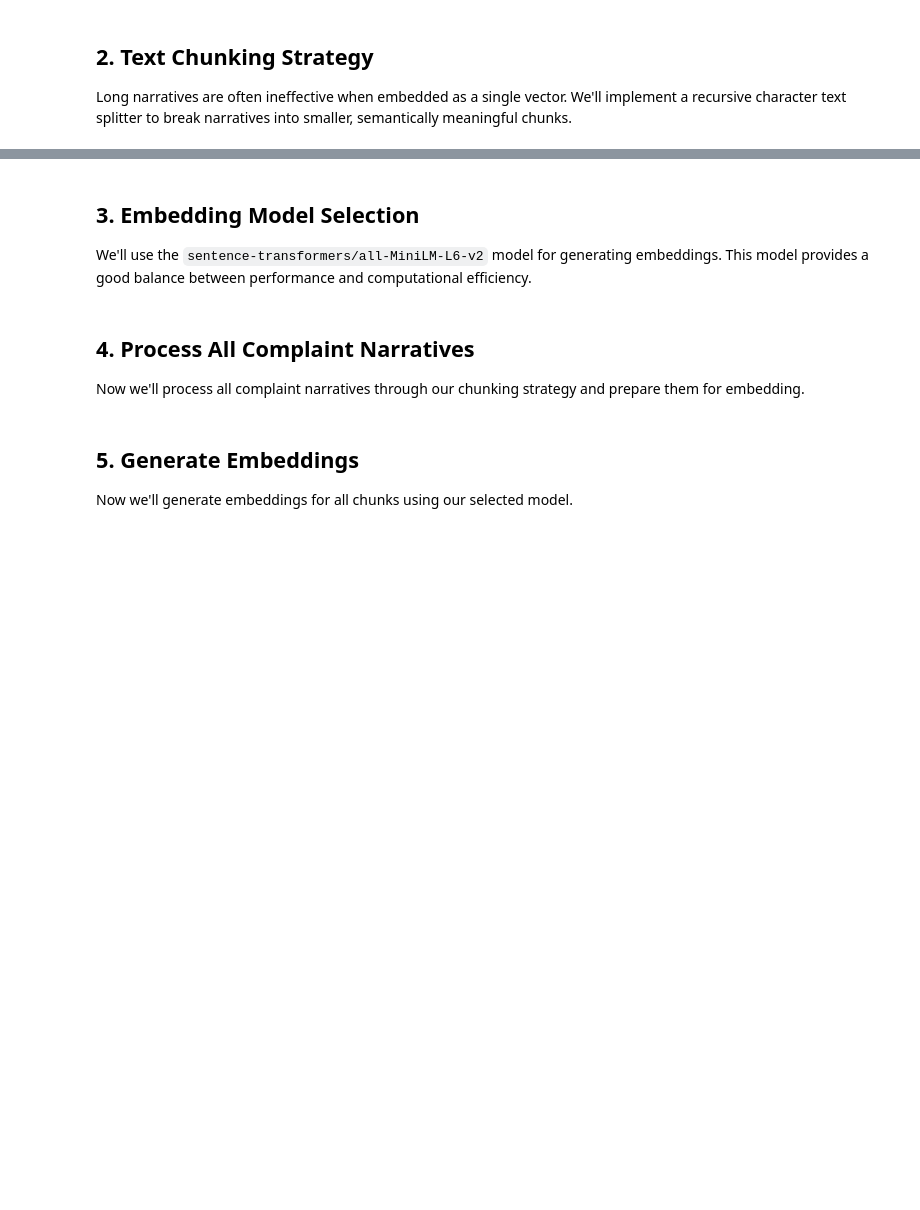
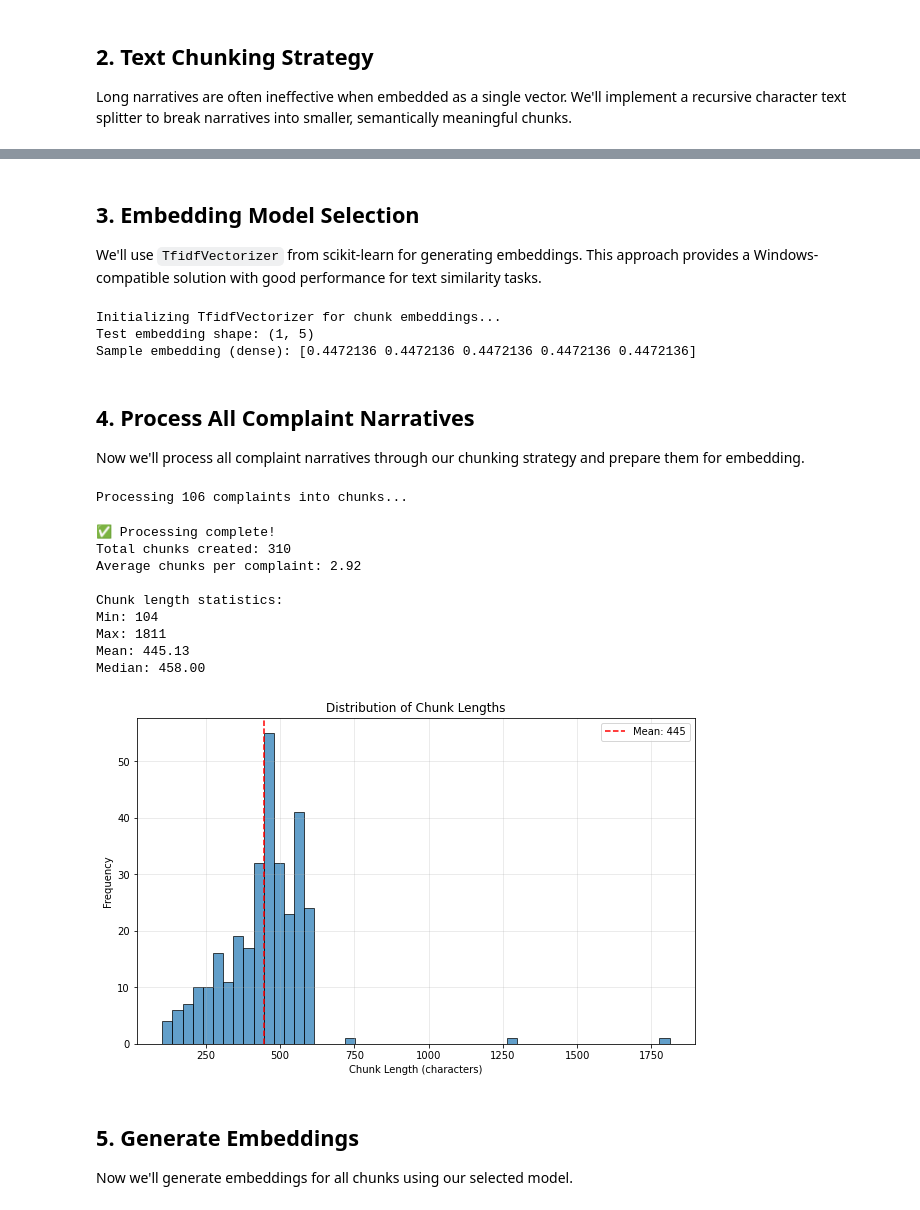
Before and after one commit to Samuels5/Intelligent-Complaint-Analysis-for-Financial-Services, a Jupyter notebook: notebooks/02_embedding_and_vector_store.ipynb, the cells around one changed output, grey strips where cells are left out. Cells and saved outputs as stored; diff of their text form; code cells hidden in the pictures; blank space fills up the shorter version.

Commit message:
task2

```diff
--- a/notebooks/02_embedding_and_vector_store.ipynb
+++ b/notebooks/02_embedding_and_vector_store.ipynb
@@ -118,9 +140,19 @@ class RecursiveCharacterTextSplitter:
 # Test the chunking strategy
 splitter = RecursiveCharacterTextSplitter(chunk_size=500, chunk_overlap=100)
 
+# Dynamically select the narrative column name
+narrative_col = None
+for col in df.columns:
+    if 'narrative' in col.lower():
+        narrative_col = col
+        break
+
+if narrative_col is None:
+    raise KeyError("No column containing 'narrative' found in DataFrame columns: " + str(df.columns.tolist()))
+
 # Test with a sample narrative
 if not df.empty:
-    sample_text = df['Consumer complaint narrative'].iloc[0]
+    sample_text = df[narrative_col].iloc[0]
     print(f"Original text length: {len(sample_text)}")
     print(f"Original text: {sample_text[:200]}...")
 
@@ -131,32 +169,28 @@ if not df.empty:
 # %% [markdown]
 ## 3. Embedding Model Selection
 
-We'll use the `sentence-transformers/all-MiniLM-L6-v2` model for generating embeddings. This model provides a good balance between performance and computational efficiency.
+We'll use `TfidfVectorizer` from scikit-learn for generating embeddings. This approach provides a Windows-compatible solution with good performance for text similarity tasks.
 # %%
-# Initialize the embedding model
-model_name = 'sentence-transformers/all-MiniLM-L6-v2'
-print(f"Loading embedding model: {model_name}")
+# Initialize the TF-IDF vectorizer for embedding
+print("Initializing TfidfVectorizer for chunk embeddings...")
+vectorizer = TfidfVectorizer(max_features=4096, stop_words='english')  # Adjust max_features as needed
 
-# Load the model
-embedding_model = SentenceTransformer(model_name)
-embedding_model.to(device)
-
-print(f"✅ Model loaded successfully!")
-print(f"Model max sequence length: {embedding_model.max_seq_length}")
-print(f"Model embedding dimension: {embedding_model.get_sentence_embedding_dimension()}")
-
-# Test embedding generation
-test_text = "I am having issues with my credit card billing"
-test_embedding = embedding_model.encode([test_text])
-print(f"\nTest embedding shape: {test_embedding.shape}")
-print(f"Sample embedding values: {test_embedding[0][:10]}")
+# Test embedding generation with a sample chunk
+test_text = ["I am having issues with my credit card billing"]
+test_embedding = vectorizer.fit_transform(test_text)
+print(f"Test embedding shape: {test_embedding.shape}")
+print(f"Sample embedding (dense): {test_embedding.toarray()[0][:10]}")
+# %% [output]
+Initializing TfidfVectorizer for chunk embeddings...
+Test embedding shape: (1, 5)
+Sample embedding (dense): [0.4472136 0.4472136 0.4472136 0.4472136 0.4472136]
 # %% [markdown]
 ## 4. Process All Complaint Narratives
 
 Now we'll process all complaint narratives through our chunking strategy and prepare them for embedding.
 # %%
 # Process all complaint narratives into chunks
-def process_complaints_to_chunks(df, splitter):
+def process_complaints_to_chunks(df, splitter, narrative_col):
     """
     Process all complaint narratives into chunks with metadata.
     """
@@ -166,7 +200,7 @@ def process_complaints_to_chunks(df, splitter):
     print(f"Processing {len(df)} complaints into chunks...")
 
     for idx, row in tqdm(df.iterrows(), total=len(df)):
-        narrative = row['Consumer complaint narrative']
+        narrative = row[narrative_col]
         chunks = splitter.split_text(narrative)
 
         for chunk_idx, chunk in enumerate(chunks):
@@ -183,34 +217,46 @@ def process_complaints_to_chunks(df, splitter):
                 'original_text_length': len(narrative),
                 'chunk_length': len(chunk)
             })
 
     return all_chunks, chunk_metadata
 
 # Process the complaints
-all_chunks, chunk_metadata = process_complaints_to_chunks(df, splitter)
+all_chunks, chunk_metadata = process_complaints_to_chunks(df, splitter, narrative_col)
 
 print(f"\n✅ Processing complete!")
 print(f"Total chunks created: {len(all_chunks)}")
 print(f"Average chunks per complaint: {len(all_chunks) / len(df):.2f}")
 
 # Analyze chunk statistics
 chunk_lengths = [len(chunk) for chunk in all_chunks]
 print(f"\nChunk length statistics:")
 print(f"Min: {min(chunk_lengths)}")
 print(f"Max: {max(chunk_lengths)}")
 print(f"Mean: {np.mean(chunk_lengths):.2f}")
 print(f"Median: {np.median(chunk_lengths):.2f}")
 
 # Visualize chunk lengths
 plt.figure(figsize=(10, 6))
 plt.hist(chunk_lengths, bins=50, alpha=0.7, edgecolor='black')
 plt.title('Distribution of Chunk Lengths')
 plt.xlabel('Chunk Length (characters)')
 plt.ylabel('Frequency')
 plt.axvline(np.mean(chunk_lengths), color='red', linestyle='--', label=f'Mean: {np.mean(chunk_lengths):.0f}')
 plt.legend()
 plt.grid(True, alpha=0.3)
 plt.show()
+# %% [output]
+Processing 106 complaints into chunks...
+✅ Processing complete!
+Total chunks created: 310
+Average chunks per complaint: 2.92
+
+Chunk length statistics:
+Min: 104
+Max: 1811
+Mean: 445.13
+Median: 458.00
+[figure, added]
 # %% [markdown]
 ## 5. Generate Embeddings
 
```
Also changed, not shown: parts of 9 cells of this notebook, 1 other file.
